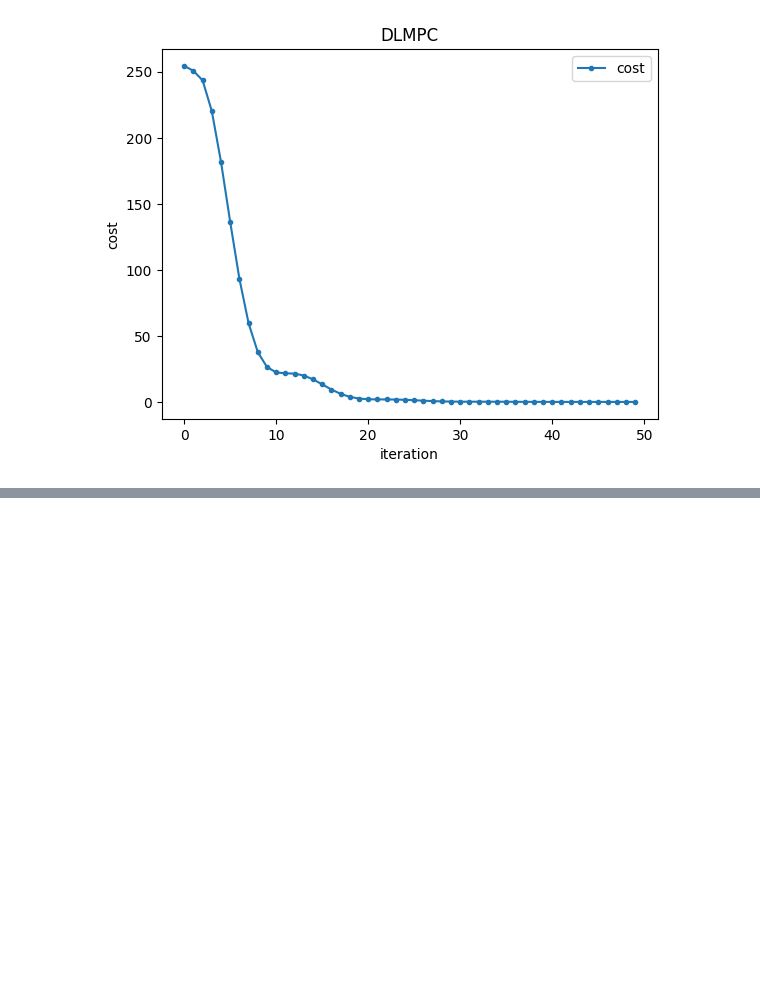
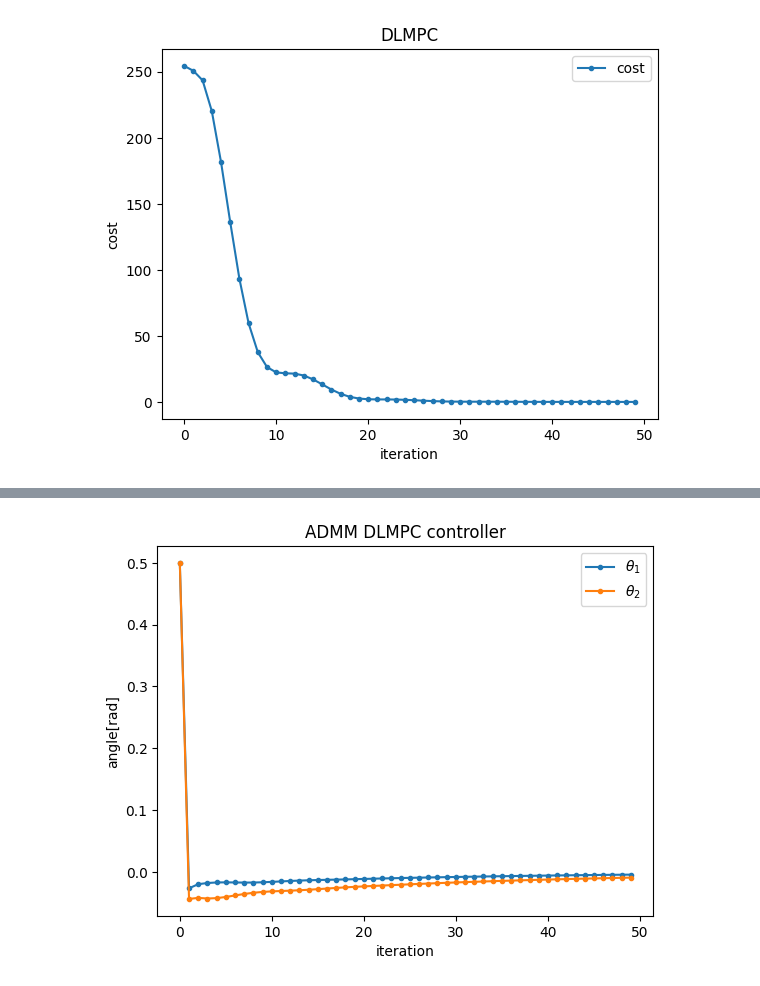
Before and after one commit to vateseif/lmpc-py, a Jupyter notebook: src/dlmpc.ipynb, the cells around one changed output, grey strips where cells are left out. Saved outputs shown, nothing was run; the diff lists cells and outputs as text; code cells hidden in the pictures; blank space fills up the shorter version.

Commit message:
Implemented ADMM but not converging to correct solution. Needs further tuning/checking for bugs

```diff
--- a/src/dlmpc.ipynb
+++ b/src/dlmpc.ipynb
@@ -280,3 +285,99 @@ print(f"Initial cost = {cost_dlmpc[0]}")
 Initial cost = 254.43136106937405
 [figure]
 [figure]
+# %%
+# ADMM
+
+# set of rows of each subsystem (containing x and u)
+r = [ids_x[i] + list(map(lambda x: x+NX*(T+1), ids_u[i])) for i in range(N)]
+# set of columns associated with rows according to locality constraints
+sr = [[] for _ in range(N)]
+for i in range(N):
+  for j in range(N):
+    if i in out_x[j] or i in out_u[j]:
+      sr[i] += ids_x[j]
+  sr[i] = list(filter(lambda num: num < NX, sr[i]))
+
+# set of columns of each substystem for 2nd subproblem ADMM
+c = ids_x
+sc = [[] for _ in range(N)]
+for i in range(N):
+  for j in range(N):
+    if i in out_x[j] or i in out_u[j]:
+      sc[i] += ids_x[j]
+# %%
+# ADMM
+cost_admm = np.zeros((Tsim))
+x_admm = np.zeros((Tsim, 1, NX))
+x_admm[0] = x0.T
+
+def f(i: int, phix0: cp.Variable):
+  """ Cost function for row-separable ADMM subproblem"""
+  return cp.quad_form(phix0, np.eye(NS*(T+1)+NA*T))
+
+# precompute ZAB pseudo-inverse for each subsystem
+ZAB_ic_inv = [np.linalg.pinv(ZAB[c[i]][:, sc[i]]) for i in range(N)]
+
+# warm start
+Phi = np.zeros((NX*(T+1)+NU*T, NX*(T+1)))
+Psi = np.zeros((NX*(T+1)+NU*T, NX*(T+1)))
+Psi_prev = np.ones((NX*(T+1)+NU*T, NX*(T+1)))
+Lambda = np.zeros((NX*(T+1)+NU*T, NX*(T+1)))
+Lambda_prev = Lambda
+
+
+for t in range(Tsim-1):
+  # ADMM optimization
+  x_init = x_admm[t].T
+  break_condition = [False for _ in range(N)]
+  while not all(break_condition):
+    # determine convergence for each subsystem i
+    for i in range(N):
+      ir = np.ix_(r[i], sr[i])
+      break_condition[i] =  np.linalg.norm(Phi[ir] - Psi[ir] , "fro") < epsilon_p and \
+                            np.linalg.norm(Psi[ir] - Psi_prev[ir] , "fro") < epsilon_p
+    # update Phi
+    for i in range(N):
+      if break_condition[i]: break
+      ir = np.ix_(r[i], sr[i])
+      # Psi and Lambda from previous iteration
+      Psi_ir = Psi[ir]
+      Lambda_ir = Lambda[ir]
+      # decision variable
+      Phi_ir = cp.Variable((NS*(T+1)+NA*T, len(sr[i])))
+      # system response
+      phix0 =  Phi_ir @ x_init[sr[i]]  # (NS*(T+1)+NA*T, len(sr[i]))
+      objective = cp.Minimize(f(i, phix0) + rho/2*cp.norm(Phi_ir - Psi_ir + Lambda_ir, "fro"))
+      # Problem
+      prob = cp.Problem(objective, [])
+      result = prob.solve()
+      # store Phi
+      Phi[np.ix_(r[i], sr[i])] = np.array(Phi_ir.value) # https://numpy.org/doc/stable/reference/generated/numpy.ix_.html#numpy.ix_
+    # update Phi
+    for i in range(N):
+      if break_condition[i]: break
+      ic = np.ix_(sc[i], c[i])
+      # Psi and Lambda from previous iteration
+      Phi_ic = Phi[ic]
+      Lambda_ic = Lambda[ic]
+      # closed form solution
+      ZAB_ic = ZAB[c[i]][:, sc[i]]
+      Psi_ic = (Phi_ic + Lambda_ic) + ZAB_ic_inv[i] @ (np.eye(len(c[i])) - ZAB_ic @ (Phi_ic + Lambda_ic))
+      # store Psi
+      Psi[ic] = np.array(Psi_ic)
+    Psi_prev = Psi
+    # update Lambda
+    Lambda = Lambda_prev + Phi - Psi
+    Lambda_prev = Lambda
+
+  # store results
+  x_admm[t+1, 0, :] = (Phi[NX:2*NX, :NX] @ x_init).squeeze()
+  #cost_dlmpc[t] = prob.value
+
+plt.plot(np.arange(0, Tsim), x_admm[:, 0, 0], ".-", label="$\\theta_1$")
+plt.plot(np.arange(0, Tsim), x_admm[:, 0, 2], ".-", label="$\\theta_2$")
+plt.xlabel("iteration")
+plt.ylabel("angle[rad]")
+plt.title("ADMM DLMPC controller")
+plt.legend(loc="best")
+# %% [output]
@@ -282,0 +385 @@ Initial cost = 254.43136106937405
+[figure, added]
```
Also changed, not shown: parts of 4 cells of this notebook.
